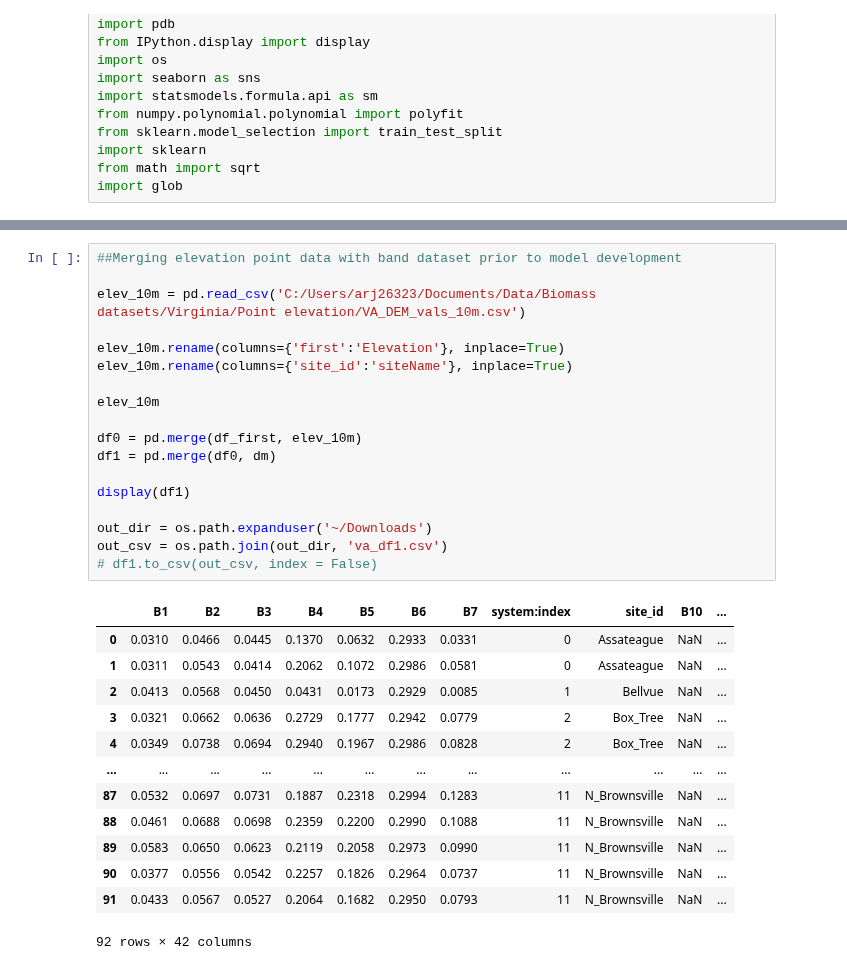
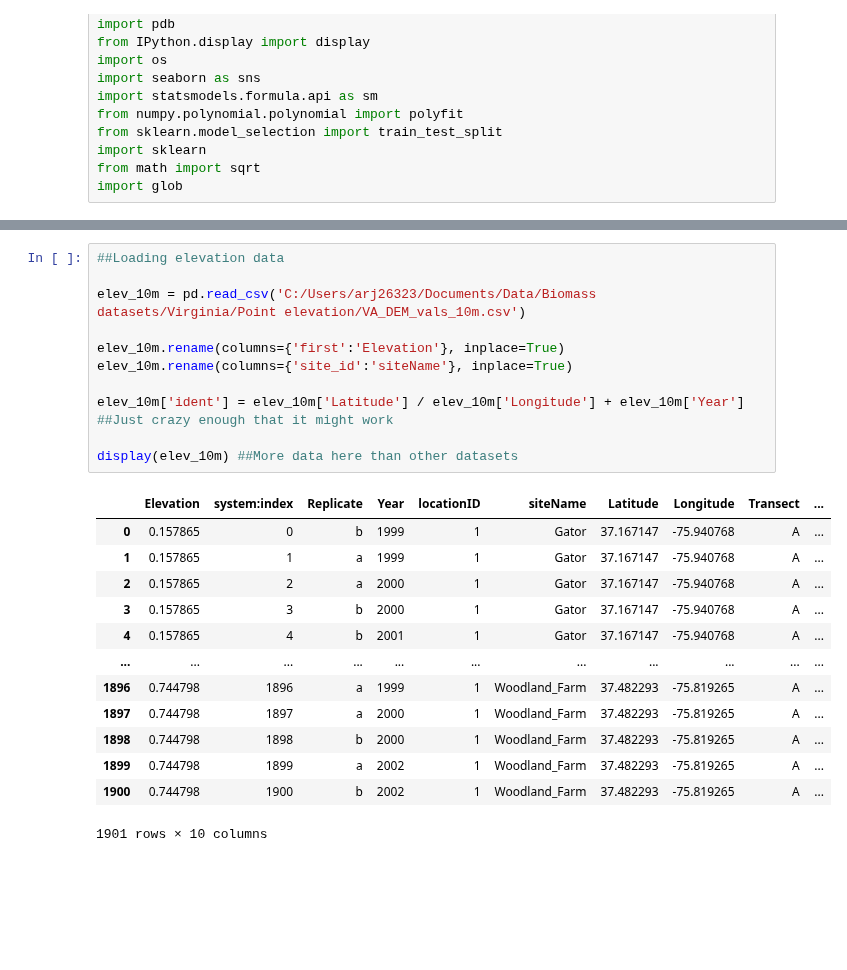
Before and after one commit to asajulien/PhD, a Jupyter notebook: Jupyter/Virginia/VA - machine learning, yearly point data.ipynb, the cells around one changed output, grey strips where cells are left out. Drawn from its saved outputs; the diff is of its cells as text; blank space fills up the shorter version.

```diff
--- a/Jupyter/Virginia/VA - machine learning, yearly point data.ipynb
+++ b/Jupyter/Virginia/VA - machine learning, yearly point data.ipynb
@@ -210,32 +153,25 @@ display(dm)
 # %%
-##Merging elevation point data with band dataset prior to model development
+##Loading elevation data
 
 elev_10m = pd.read_csv('C:/Users/arj26323/Documents/Data/Biomass datasets/Virginia/Point elevation/VA_DEM_vals_10m.csv')
 
 elev_10m.rename(columns={'first':'Elevation'}, inplace=True)
 elev_10m.rename(columns={'site_id':'siteName'}, inplace=True)
 
-elev_10m
+elev_10m['ident'] = elev_10m['Latitude'] / elev_10m['Longitude'] + elev_10m['Year'] ##Just crazy enough that it might work
 
-df0 = pd.merge(df_first, elev_10m)
-df1 = pd.merge(df0, dm)
-
-display(df1)
-
-out_dir = os.path.expanduser('~/Downloads')
-out_csv = os.path.join(out_dir, 'va_df1.csv')
-# df1.to_csv(out_csv, index = False)
+display(elev_10m) ##More data here than other datasets
 # %% [output]
-|  | B1 | B2 | B3 | B4 | B5 | B6 | B7 | system:index | site_id | B10 | ... |
-| 0 | 0.0310 | 0.0466 | 0.0445 | 0.1370 | 0.0632 | 0.2933 | 0.0331 | 0 | Assateague | NaN | ... |
-| 1 | 0.0311 | 0.0543 | 0.0414 | 0.2062 | 0.1072 | 0.2986 | 0.0581 | 0 | Assateague | NaN | ... |
-| 2 | 0.0413 | 0.0568 | 0.0450 | 0.0431 | 0.0173 | 0.2929 | 0.0085 | 1 | Bellvue | NaN | ... |
-| 3 | 0.0321 | 0.0662 | 0.0636 | 0.2729 | 0.1777 | 0.2942 | 0.0779 | 2 | Box_Tree | NaN | ... |
-| 4 | 0.0349 | 0.0738 | 0.0694 | 0.2940 | 0.1967 | 0.2986 | 0.0828 | 2 | Box_Tree | NaN | ... |
-| ... | ... | ... | ... | ... | ... | ... | ... | ... | ... | ... | ... |
-| 87 | 0.0532 | 0.0697 | 0.0731 | 0.1887 | 0.2318 | 0.2994 | 0.1283 | 11 | N_Brownsville | NaN | ... |
-| 88 | 0.0461 | 0.0688 | 0.0698 | 0.2359 | 0.2200 | 0.2990 | 0.1088 | 11 | N_Brownsville | NaN | ... |
-| 89 | 0.0583 | 0.0650 | 0.0623 | 0.2119 | 0.2058 | 0.2973 | 0.0990 | 11 | N_Brownsville | NaN | ... |
-| 90 | 0.0377 | 0.0556 | 0.0542 | 0.2257 | 0.1826 | 0.2964 | 0.0737 | 11 | N_Brownsville | NaN | ... |
-| 91 | 0.0433 | 0.0567 | 0.0527 | 0.2064 | 0.1682 | 0.2950 | 0.0793 | 11 | N_Brownsville | NaN | ... |
+|  | Elevation | system:index | Replicate | Year | locationID | siteName | Latitude | Longitude | Transect | ... |
+| 0 | 0.157865 | 0 | b | 1999 | 1 | Gator | 37.167147 | -75.940768 | A | ... |
+| 1 | 0.157865 | 1 | a | 1999 | 1 | Gator | 37.167147 | -75.940768 | A | ... |
+| 2 | 0.157865 | 2 | a | 2000 | 1 | Gator | 37.167147 | -75.940768 | A | ... |
+| 3 | 0.157865 | 3 | b | 2000 | 1 | Gator | 37.167147 | -75.940768 | A | ... |
+| 4 | 0.157865 | 4 | b | 2001 | 1 | Gator | 37.167147 | -75.940768 | A | ... |
+| ... | ... | ... | ... | ... | ... | ... | ... | ... | ... | ... |
+| 1896 | 0.744798 | 1896 | a | 1999 | 1 | Woodland_Farm | 37.482293 | -75.819265 | A | ... |
+| 1897 | 0.744798 | 1897 | a | 2000 | 1 | Woodland_Farm | 37.482293 | -75.819265 | A | ... |
+| 1898 | 0.744798 | 1898 | b | 2000 | 1 | Woodland_Farm | 37.482293 | -75.819265 | A | ... |
+| 1899 | 0.744798 | 1899 | a | 2002 | 1 | Woodland_Farm | 37.482293 | -75.819265 | A | ... |
+| 1900 | 0.744798 | 1900 | b | 2002 | 1 | Woodland_Farm | 37.482293 | -75.819265 | A | ... |
-92 rows × 42 columns
+1901 rows × 10 columns
```
Also changed, not shown: parts of 9 cells of this notebook, 1 other file.
